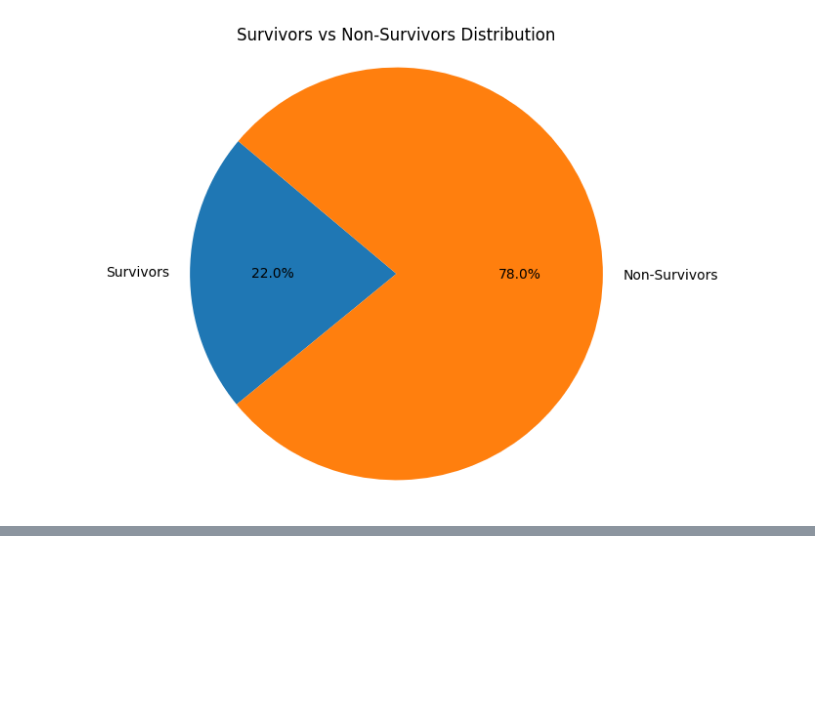
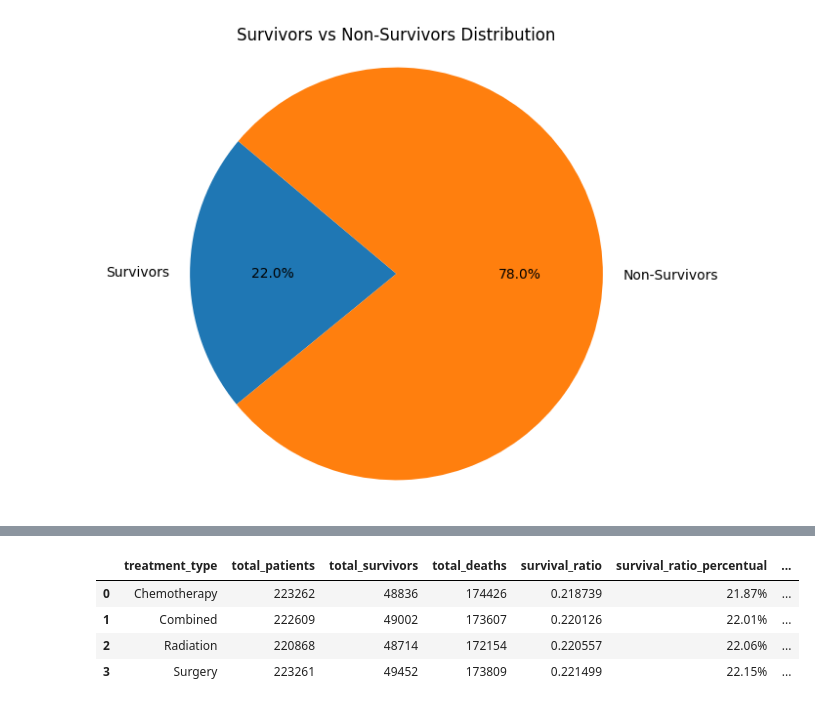
Before and after one commit to leonardopottmayer/data-science-lung-cancer, a Jupyter notebook: analysis/02_surviving_and_death_ratio.ipynb, the cells around one changed output, grey strips where cells are left out. Drawn from its saved outputs; the diff is of its cells as text; code cells hidden in the pictures; blank space fills up the shorter version.

```diff
--- a/analysis/02_surviving_and_death_ratio.ipynb
+++ b/analysis/02_surviving_and_death_ratio.ipynb
@@ -107,0 +228,37 @@ plt.show()
+# %%
+treatment_type_summaries = []
+
+df_grouped_by_treatment_type = df.groupby('treatment_type')
+
+for treatment_type, data in df_grouped_by_treatment_type:
+    total_patients = len(data)
+
+    total_survivors = data['survived'].sum()
+    total_deaths = total_patients - total_survivors
+
+    survival_ratio = total_survivors / total_patients
+    survival_ratio_percentual = round(survival_ratio * 100, 2)
+
+    death_ratio = total_deaths / total_patients
+    death_ratio_percentual = round(death_ratio * 100, 2)
+
+    treatment_type_summaries.append({
+        'treatment_type': treatment_type,
+        'total_patients': total_patients,
+        'total_survivors': total_survivors,
+        'total_deaths': total_deaths,
+        'survival_ratio': survival_ratio,
+        'survival_ratio_percentual': f'{survival_ratio_percentual}%',
+        'death_ratio': death_ratio,
+        'death_ratio_percentual': f'{death_ratio_percentual}%'
+    })
+
+df_treatment_type_summary = pd.DataFrame(treatment_type_summaries)
+
+display(df_treatment_type_summary)
+# %% [output]
+|  | treatment_type | total_patients | total_survivors | total_deaths | survival_ratio | survival_ratio_percentual | ... |
+| 0 | Chemotherapy | 223262 | 48836 | 174426 | 0.218739 | 21.87% | ... |
+| 1 | Combined | 222609 | 49002 | 173607 | 0.220126 | 22.01% | ... |
+| 2 | Radiation | 220868 | 48714 | 172154 | 0.220557 | 22.06% | ... |
+| 3 | Surgery | 223261 | 49452 | 173809 | 0.221499 | 22.15% | ... |
```
Also changed, not shown: parts of 5 cells of this notebook.
